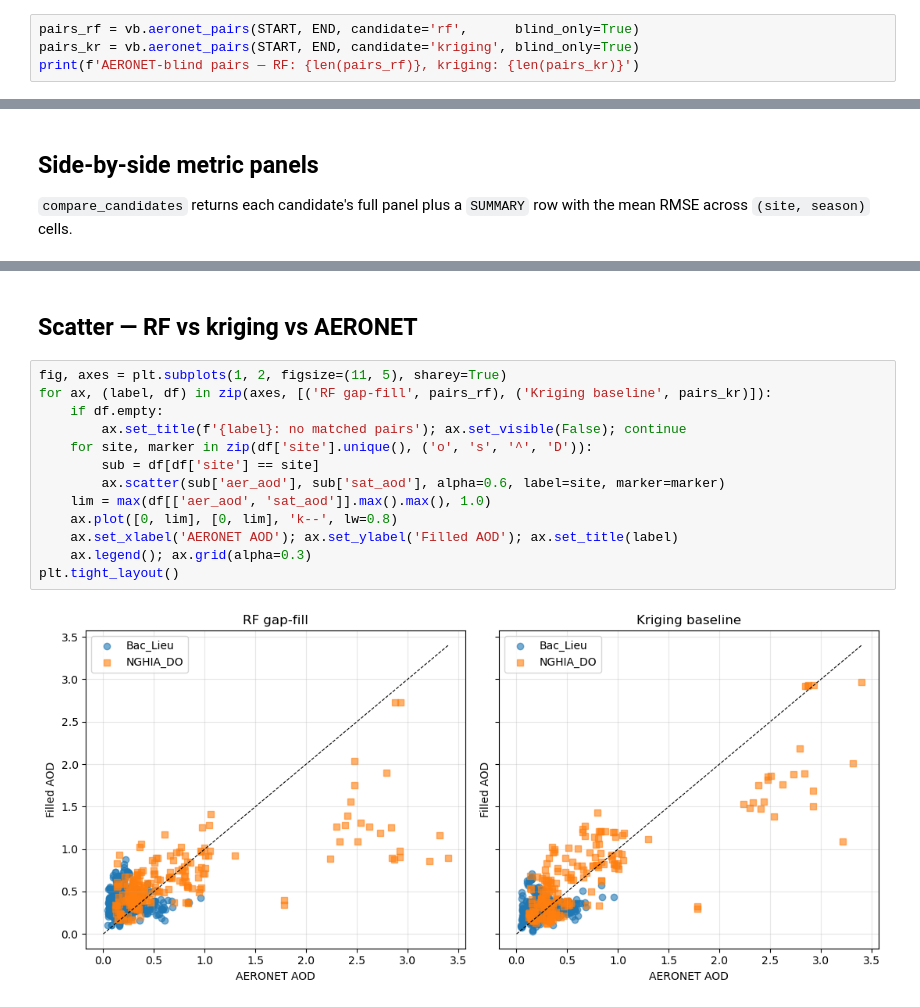
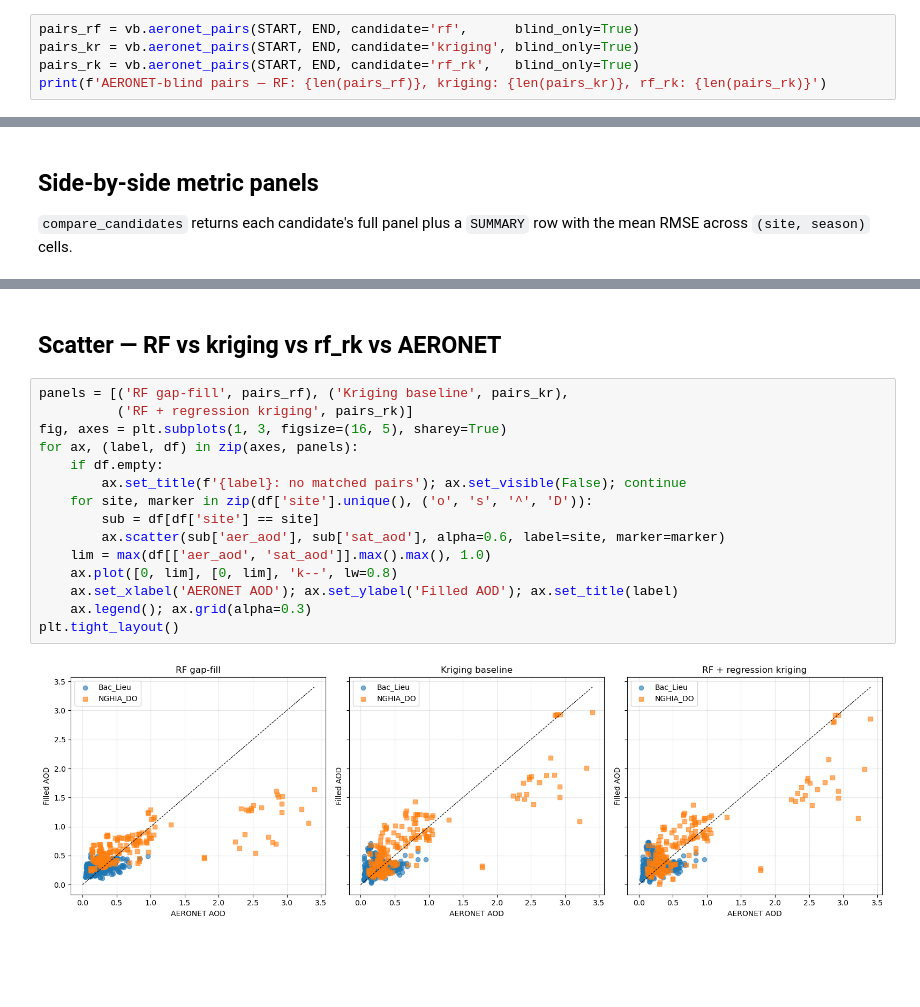
Before and after one commit to sfatew/Air_Quality, a Jupyter notebook: AOD_map/stage_b/validate_intercomparison.ipynb, the cells around one changed output, grey strips where cells are left out. Drawn from its saved outputs; the diff is of its cells as text; blank space fills up the shorter version.

```diff
--- a/AOD_map/stage_b/validate_intercomparison.ipynb
+++ b/AOD_map/stage_b/validate_intercomparison.ipynb
@@ -28,5 +33,6 @@ Held-out window: 2025-01-01 → 2026-04-30
 # %%
 pairs_rf = vb.aeronet_pairs(START, END, candidate='rf',      blind_only=True)
 pairs_kr = vb.aeronet_pairs(START, END, candidate='kriging', blind_only=True)
-print(f'AERONET-blind pairs — RF: {len(pairs_rf)}, kriging: {len(pairs_kr)}')
+pairs_rk = vb.aeronet_pairs(START, END, candidate='rf_rk',   blind_only=True)
+print(f'AERONET-blind pairs — RF: {len(pairs_rf)}, kriging: {len(pairs_kr)}, rf_rk: {len(pairs_rk)}')
 # %% [output]
@@ -71,17 +101,19 @@ vb.paired_skill(pairs_rf, pairs_kr)
 # %% [markdown]
-## Scatter — RF vs kriging vs AERONET
+## Scatter — RF vs kriging vs rf_rk vs AERONET
 # %%
-fig, axes = plt.subplots(1, 2, figsize=(11, 5), sharey=True)
-for ax, (label, df) in zip(axes, [('RF gap-fill', pairs_rf), ('Kriging baseline', pairs_kr)]):
+panels = [('RF gap-fill', pairs_rf), ('Kriging baseline', pairs_kr),
+          ('RF + regression kriging', pairs_rk)]
+fig, axes = plt.subplots(1, 3, figsize=(16, 5), sharey=True)
+for ax, (label, df) in zip(axes, panels):
     if df.empty:
         ax.set_title(f'{label}: no matched pairs'); ax.set_visible(False); continue
     for site, marker in zip(df['site'].unique(), ('o', 's', '^', 'D')):
         sub = df[df['site'] == site]
         ax.scatter(sub['aer_aod'], sub['sat_aod'], alpha=0.6, label=site, marker=marker)
     lim = max(df[['aer_aod', 'sat_aod']].max().max(), 1.0)
     ax.plot([0, lim], [0, lim], 'k--', lw=0.8)
     ax.set_xlabel('AERONET AOD'); ax.set_ylabel('Filled AOD'); ax.set_title(label)
     ax.legend(); ax.grid(alpha=0.3)
 plt.tight_layout()
 # %% [output]
-[figure, old version]
+[figure, new version]
```
Also changed, not shown: parts of 6 cells of this notebook, 16 other files.
